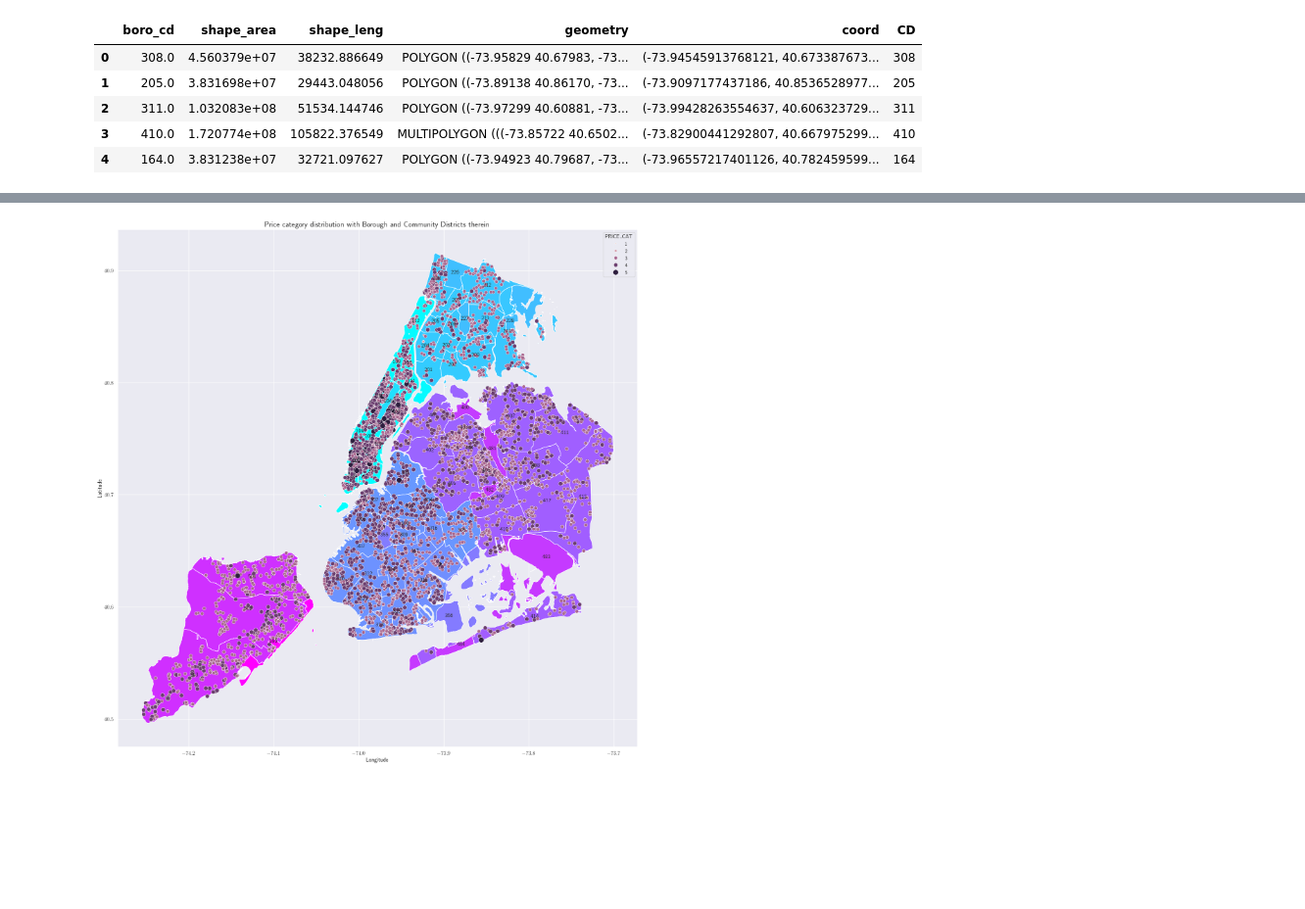
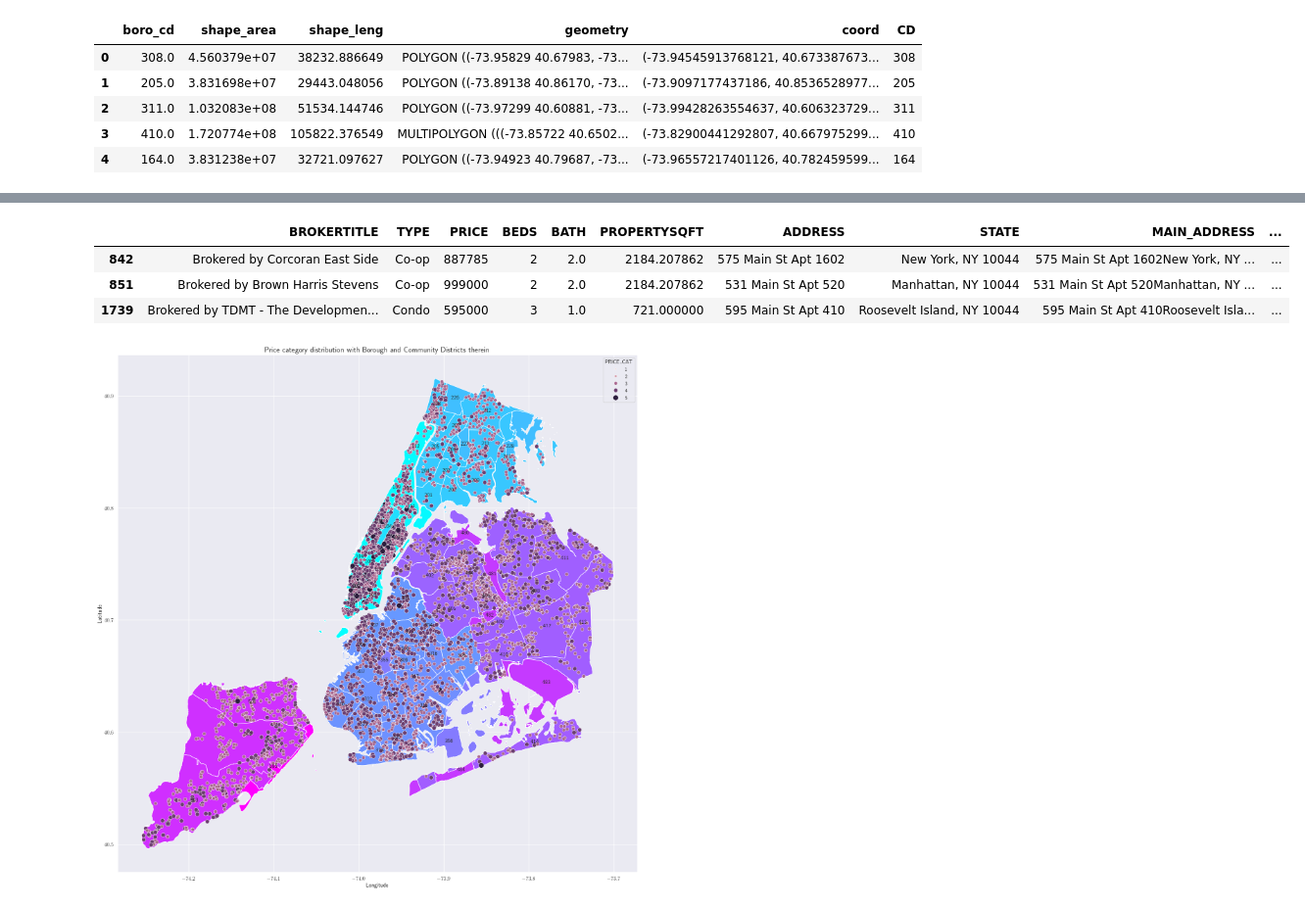
Before and after one commit to RM503/ML_projects, a Jupyter notebook: NY_housing/housing.ipynb, the cells around one changed output, grey strips where cells are left out. Shown at 98% size. Cells and saved outputs as stored; diff of their text form; code cells hidden in the pictures; blank space fills up the shorter version.

```diff
--- a/NY_housing/housing.ipynb
+++ b/NY_housing/housing.ipynb
@@ -423,0 +426,7 @@ ny_CD.head()
+# %%
+df_housing[df_housing.ZIP_CODES == '10044']
+# %% [output]
+|  | BROKERTITLE | TYPE | PRICE | BEDS | BATH | PROPERTYSQFT | ADDRESS | STATE | MAIN_ADDRESS | ... |
+| 842 | Brokered by Corcoran East Side | Co-op | 887785 | 2 | 2.0 | 2184.207862 | 575 Main St Apt 1602 | New York, NY 10044 | 575 Main St Apt 1602New York, NY ... | ... |
+| 851 | Brokered by Brown Harris Stevens | Co-op | 999000 | 2 | 2.0 | 2184.207862 | 531 Main St Apt 520 | Manhattan, NY 10044 | 531 Main St Apt 520Manhattan, NY ... | ... |
+| 1739 | Brokered by TDMT - The Developmen... | Condo | 595000 | 3 | 1.0 | 721.000000 | 595 Main St Apt 410 | Roosevelt Island, NY 10044 | 595 Main St Apt 410Roosevelt Isla... | ... |
```
Also changed, not shown: parts of 10 cells of this notebook, 5 other files.
